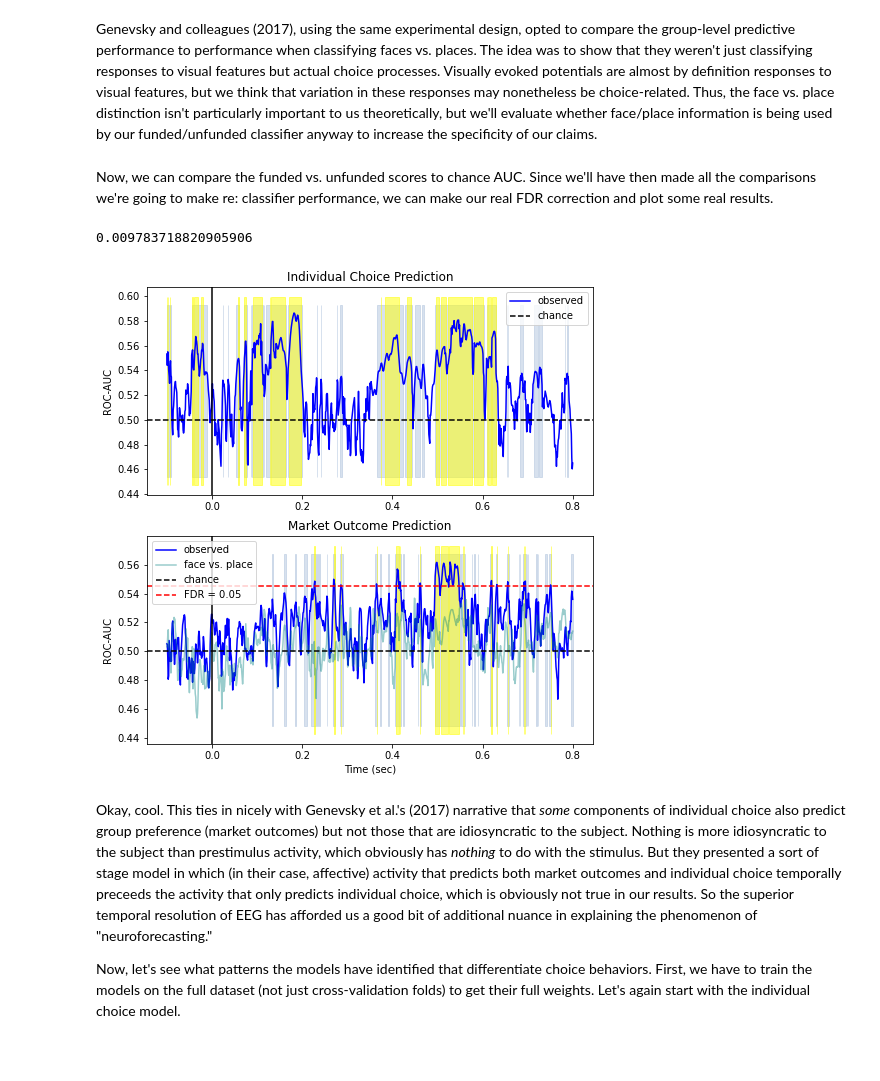
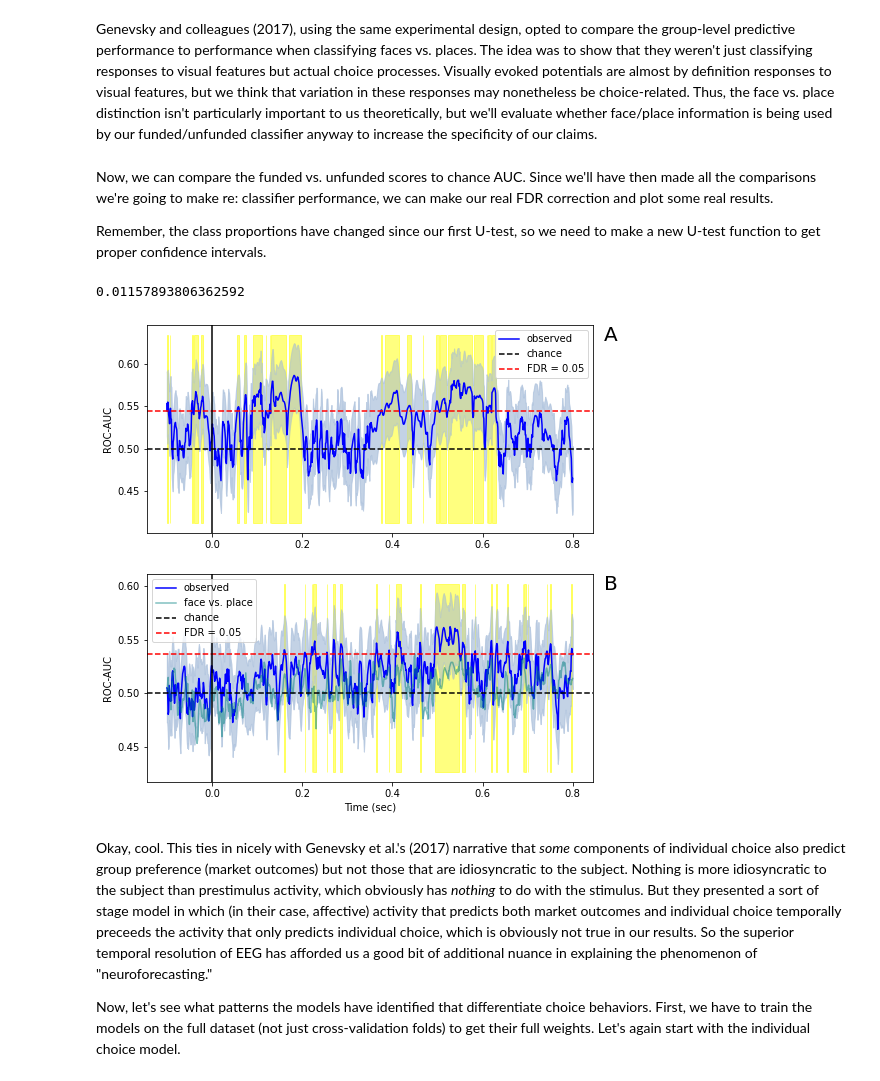
Before and after one commit to apex-lab/eeg-neuroforecasting, a Jupyter notebook: analysis.ipynb, the cells around one changed output. Saved outputs shown, nothing was run; the diff lists cells and outputs as text; code cells hidden in the pictures; blank space fills up the shorter version.

```diff
--- a/analysis.ipynb
+++ b/analysis.ipynb
@@ -68,8 +51,11 @@ Okay, I lied. We _would_ have compared our model's performance to the dummy clas
 # %% [markdown]
 AUC is actually just the effect size of a Mann-Whitney U-test, so that gives us a natural way to assess statistical significance.
 # %%
-u_test = get_mann_whitney_u_test(np.bincount(y)[0], np.bincount(y)[1], alternative = 'greater')
+m1 = np.bincount(y)[0]
+m2 = np.bincount(y)[1]
+u_test = get_mann_whitney_u_test(m1, m2, alternative = 'greater')
 yn_p = u_test(yn_scores)
+yn_sigma = np.sqrt(m1 * m2 * (m1 + m2 + 1) / 12.0) / (m1 * m2) # U-stat statndard deviation
 # Benjamini–Hochberg correction for multiple comparisons
 reject, _ = fdr_correction(yn_p)
 # %% [markdown]
@@ -117,9 +103,15 @@ X, y, subj_num, t = load_conds('faceAndPlace', EPOCHS_DIR)
 fp_scores = auc_across_time(y_pred, y)
 # %% [markdown]
 Now, we can compare the funded vs. unfunded scores to chance AUC. Since we'll have then made all the comparisons we're going to make re: classifier performance, we can make our real FDR correction and plot some real results.
+
+Remember, the class proportions have changed since our first U-test, so we need to make a new U-test function to get proper confidence intervals.
 # %%
 # test market predictions against chance
+m1 = np.bincount(y)[0]
+m2 = np.bincount(y)[1]
+u_test = get_mann_whitney_u_test(m1, m2, alternative = 'greater')
 fu_p = u_test(fu_scores)
+fu_sigma = np.sqrt(m1 * m2 * (m1 + m2 + 1) / 12.0) / (m1 * m2)
 
 # correct for multiple comparisons
 p = np.concatenate([yn_p, fu_p])
@@ -127,42 +119,52 @@ reject, _ = fdr_correction(p)
 alpha = max(p[reject]) # FDR corrected alpha
 alpha
 # %% [output]
-0.009783718820905906
+0.01157893806362592
 # %%
 # visualize cross-validation accuracy over time
 fig, axs = plt.subplots(nrows = 2, ncols = 1, figsize = (8, 8.4))
 # plot individual choice
 ax = axs[0]
 ax.plot(t, yn_scores, label = 'observed', color = "blue")
 ax.axhline(.5, color = 'k', linestyle='--', label='chance')
+corrected_thresh = min(yn_scores[yn_p <= alpha])
+ax.axhline(corrected_thresh, color = 'red', linestyle='--', label = 'FDR = 0.05')
 ax.set_ylabel('ROC-AUC')
 ax.legend()
 ax.axvline(.0, color = 'k', linestyle = '-')
-ax.set_title('Individual Choice Prediction')
-ax.fill_between(t, ax.get_ylim()[0], ax.get_ylim()[1],
-                where = yn_p < .05, color = 'lightsteelblue', alpha = 0.5)
+ax.fill_between(t, (yn_scores-yn_sigma*1.96), (yn_scores+yn_sigma*1.96),
+                color = 'lightsteelblue', alpha = 0.5)
 ax.fill_between(t, ax.get_ylim()[0], ax.get_ylim()[1],
                 where = yn_p <= alpha, color = 'yellow', alpha = 0.5)
+ax.fill_between(t, (yn_scores-yn_sigma*1.96), (yn_scores+yn_sigma*1.96),
+                color = 'lightsteelblue', alpha = 0.5)
+ax.text(1.025, .925, 'A', transform = ax.transAxes, size=20)
+
 # and then group choice
 ax = axs[1]
 ax.plot(t, fu_scores, label = 'observed', color = "blue")
-ax.plot(t, fp_scores, label = 'face vs. place', color = "teal", alpha = .4)
+ax.plot(t, fp_scores, label = 'face vs. place', color = "teal", alpha = .5)
 ax.axhline(.5, color = 'k', linestyle = '--', label = 'chance')
 corrected_thresh = min(fu_scores[fu_p <= alpha])
 ax.axhline(corrected_thresh, color = 'red', linestyle='--', label = 'FDR = 0.05')
 ax.set_xlabel('Time (sec)')
 ax.set_ylabel('ROC-AUC')
 ax.legend()
 ax.axvline(.0, color = 'k', linestyle = '-')
-ax.set_title('Market Outcome Prediction')
-ax.fill_between(t, ax.get_ylim()[0], ax.get_ylim()[1],
-                where = fu_p < .05, color = 'lightsteelblue', alpha = 0.5)
+ax.fill_between(t, (fu_scores-fu_sigma*1.96), (fu_scores+fu_sigma*1.96),
+                color = 'lightsteelblue', alpha = 0.5)
 ax.fill_between(t, ax.get_ylim()[0], ax.get_ylim()[1],
                 where = fu_p <= alpha, color = 'yellow', alpha = 0.5)
+ax.fill_between(t, (fu_scores-fu_sigma*1.96), (fu_scores+fu_sigma*1.96),
+                color = 'lightsteelblue', alpha = 0.5)
+ax.text(1.025, .925, 'B', transform = ax.transAxes, size=20)
+plt.yticks(ticks = [.45, .5, .55, .6])
+
 # done!
+plt.savefig('figure1.png', dpi = 500)
 plt.show()
 # %% [output]
-[figure, old version]
+[figure, new version]
 # %% [markdown]
 Okay, cool. This ties in nicely with Genevsky et al.'s (2017) narrative that _some_ components of individual choice also predict group preference (market outcomes) but not those that are idiosyncratic to the subject. Nothing is more idiosyncratic to the subject than prestimulus activity, which obviously has _nothing_ to do with the stimulus. But they presented a sort of stage model in which (in their case, affective) activity that predicts both market outcomes and individual choice temporally preceeds the activity that only predicts individual choice, which is obviously not true in our results. So the superior temporal resolution of EEG has afforded us a good bit of additional nuance in explaining the phenomenon of "neuroforecasting."
 
```
Also changed, not shown: parts of 9 cells of this notebook, 3 other files.
